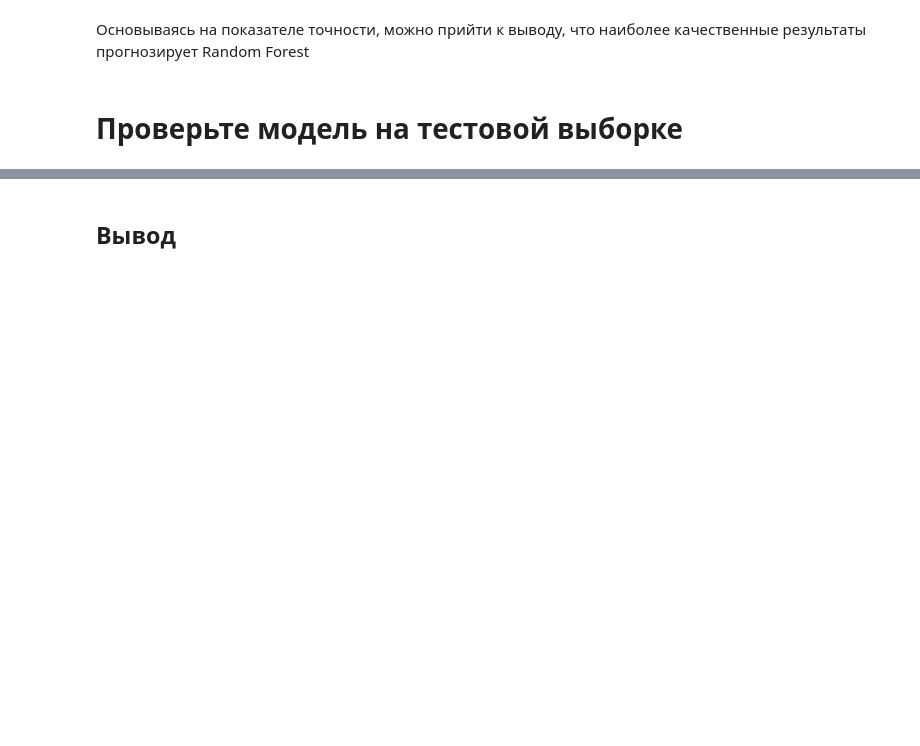
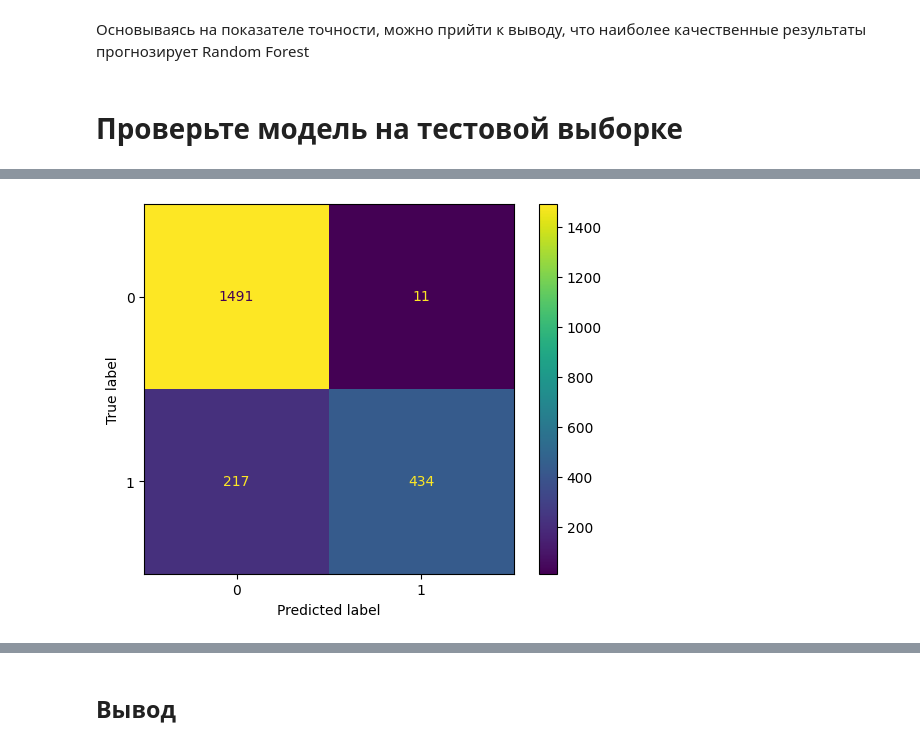
Before and after one commit to Gvozdyara/ml-tariff-classification, a Jupyter notebook: prediction_mobile_tariffs.ipynb, the cells around one changed output, grey strips where cells are left out. Saved outputs shown, nothing was run; the diff lists cells and outputs as text; code cells hidden in the pictures; blank space fills up the shorter version.

```diff
--- a/prediction_mobile_tariffs.ipynb
+++ b/prediction_mobile_tariffs.ipynb
@@ -183,11 +214,11 @@ best_depth_RF, best_est_RF
 best_DT = None
 best_accuracy_DT = 0
 best_depth_DT = 0
-for depth in tqdm(range(2,50)):
+for depth in tqdm(range(2,20)):
     DT = DecisionTreeClassifier(random_state = RANDOM_SEED, max_depth = depth)
-    DT.fit(design_matrix_train,target_vector_train)
-    prediction_valid_DT = DT.predict(design_matrix_valid)
-    accuracy_DT = accuracy_score(prediction_valid_DT, target_vector_valid)
+    DT.fit(X_balanced, y_balanced)
+    prediction_valid_DT = DT.predict(X_valid)
+    accuracy_DT = accuracy_score(prediction_valid_DT, y_valid)
     if best_accuracy_DT < accuracy_DT:
         best_DT = DT
         best_accuracy_DT = accuracy_DT
@@ -287,0 +292,4 @@ Decision Tree: 0.7796610169491526
+# %%
+disp = ConfusionMatrixDisplay.from_estimator(best_DT, X_train, y_train)
+# %% [output]
+[figure, added]
```
Also changed, not shown: parts of 47 cells of this notebook.
